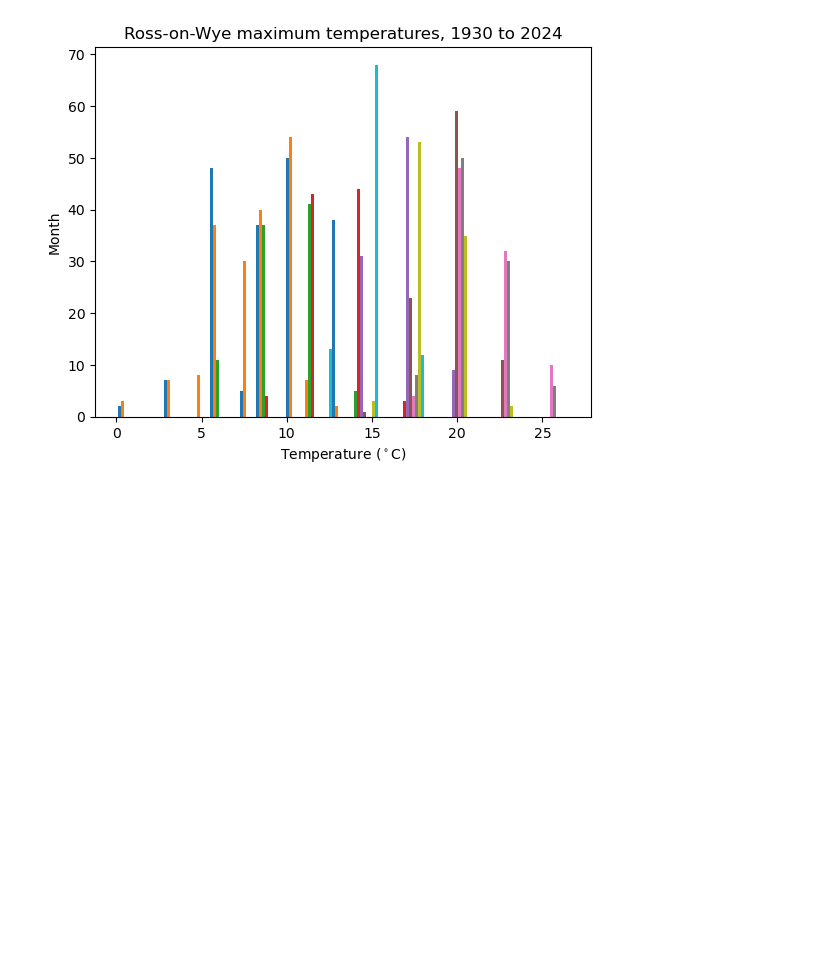
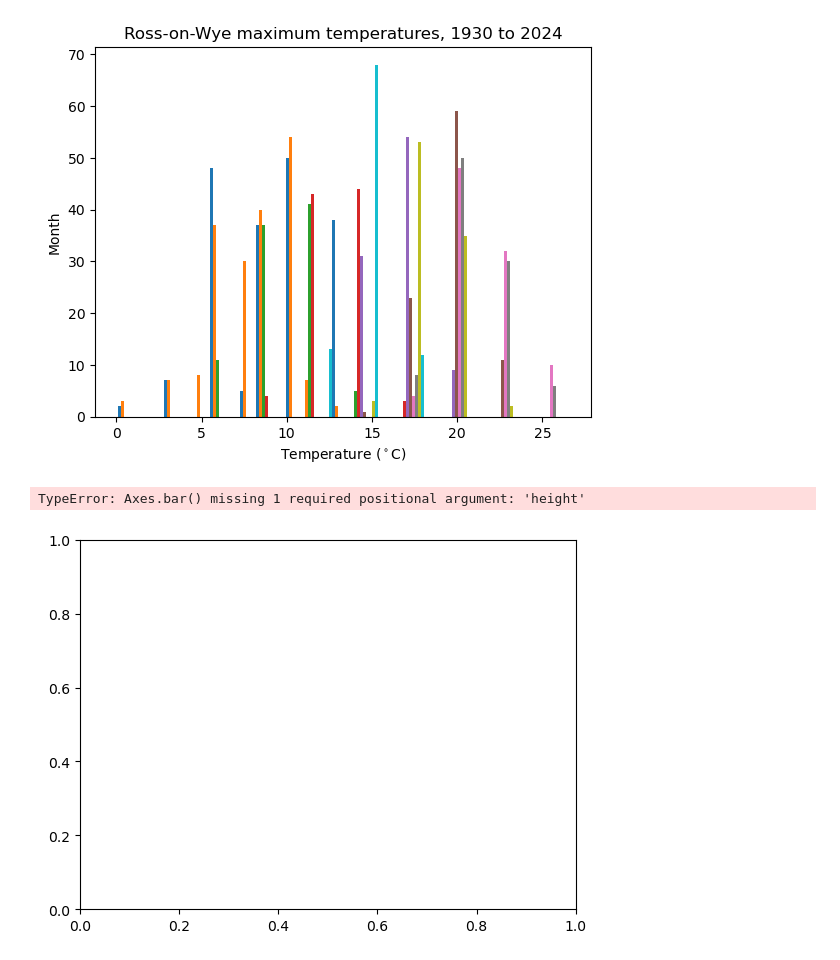
Before and after one commit to jessberlin/uob_geogm0054_slc, a Jupyter notebook: my_notebook.ipynb, the cells around one changed output. Drawn from its saved outputs; the diff is of its cells as text; code cells hidden in the pictures; blank space fills up the shorter version.

```diff
--- a/my_notebook.ipynb
+++ b/my_notebook.ipynb
@@ -34,3 +34,13 @@ __ = ax.set_ylabel('Month')
 __ = ax.set_title(f'Ross-on-Wye maximum temperatures, {int(np.min(year))} to {int(np.max(year))}')
 # %% [output]
 [figure]
+# %%
+fig, ax = plt.subplots(1,1)
+__ = ax.bar(tmax_by_month)
+# HINT add the keyword argument labels=month_names (Python < 3.9) or tick_labels=month_names (Python >= 3.9)
+__ = ax.set_xlabel(r'Temperature ($^\circ$C)')
+__ = ax.set_ylabel('Month')
+__ = ax.set_title(f'Ross-on-Wye maximum temperatures, {int(np.min(year))} to {int(np.max(year))}')
+# %% [output]
+TypeError: Axes.bar() missing 1 required positional argument: 'height'
+[figure, added]
```
